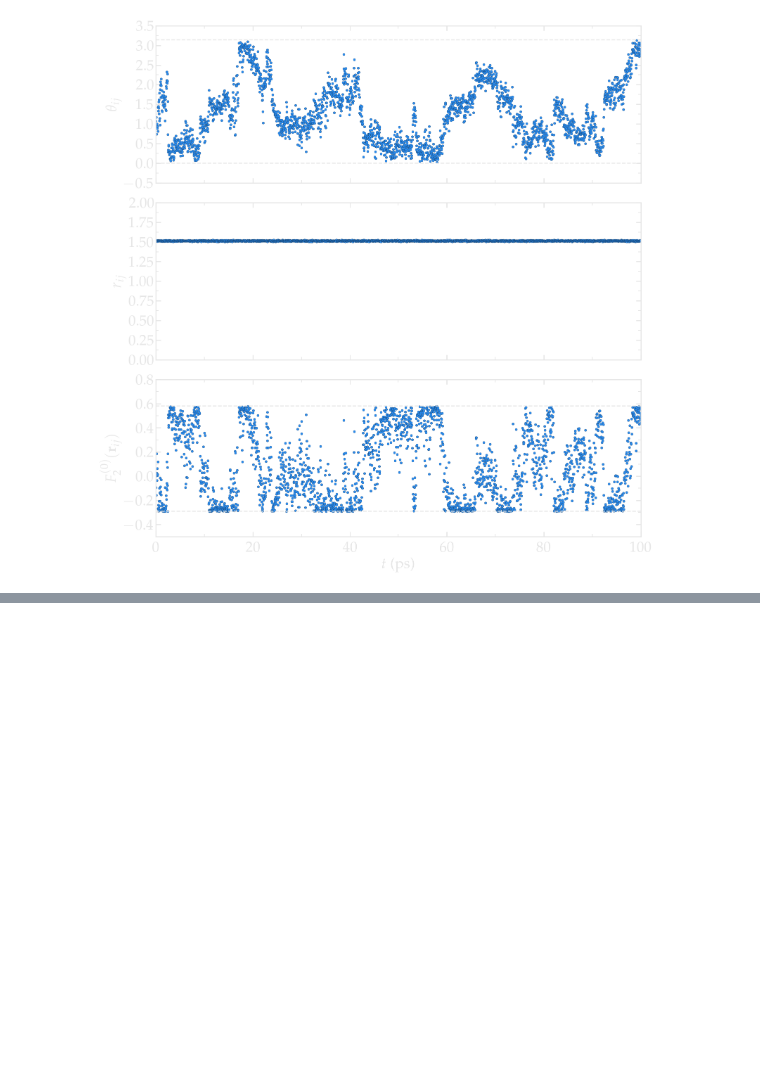
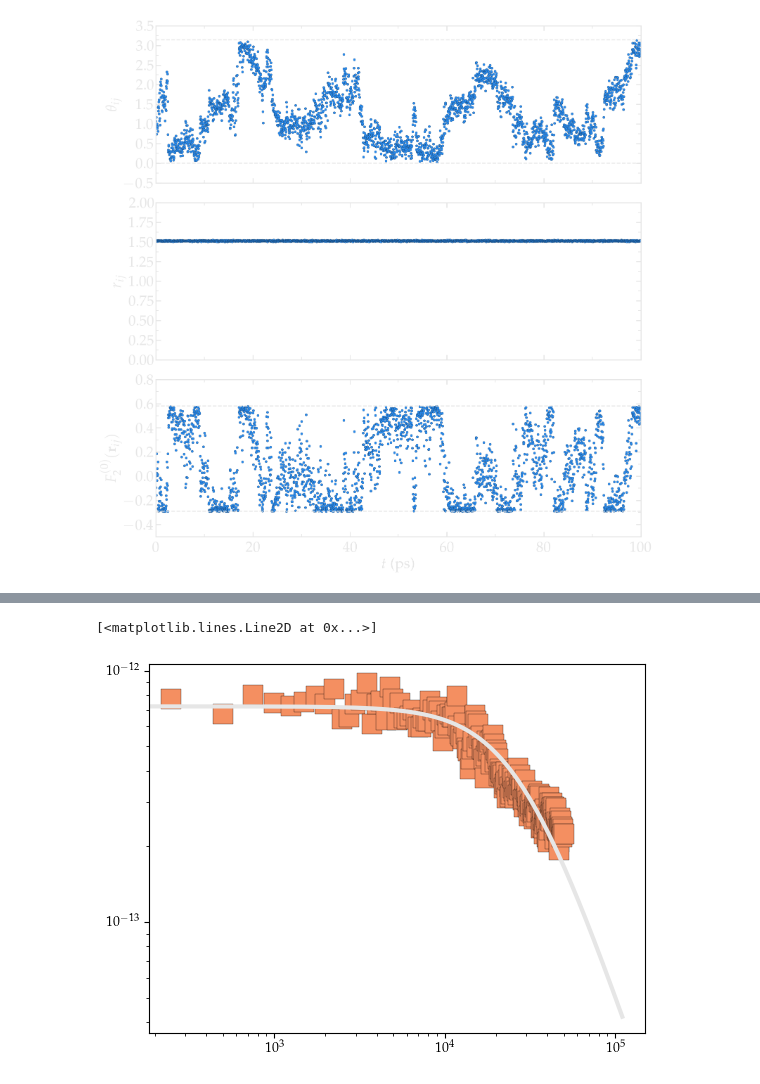
Before and after one commit to simongravelle/nmrformd, a Jupyter notebook: examples/analyse-scripts/bulk-water/illustration.ipynb, the cells around one changed output, grey strips where cells are left out. Drawn from its saved outputs; the diff is of its cells as text; code cells hidden in the pictures; blank space fills up the shorter version.

```diff
--- a/examples/analyse-scripts/bulk-water/illustration.ipynb
+++ b/examples/analyse-scripts/bulk-water/illustration.ipynb
@@ -420,0 +423,9 @@ tau = 4.64 ps
+# %%
+plt.loglog(f[:200], J_intra_275[:200], 's', markersize=msize, markeredgecolor=edge, markeredgewidth=0.2, color=myred, label=r'$T = 275$\,K')
+#ax1.loglog(f, J_intra_300, 'o', markersize=msize, markeredgecolor=edge, markeredgewidth=0.2, color=myblue, label=r'$T = 300$\,K')
+# Fitting
+popt, pcov = curve_fit(spectrum1, f[:200], J_intra_275[:200])
+plt.loglog(f, spectrum1(f, *popt), '-', linewidth=3, color=mygray)
+# %% [output]
+[<matplotlib.lines.Line2D at 0x...>]
+[figure, added]
```
Also changed, not shown: parts of 6 cells of this notebook, 15 other files.
